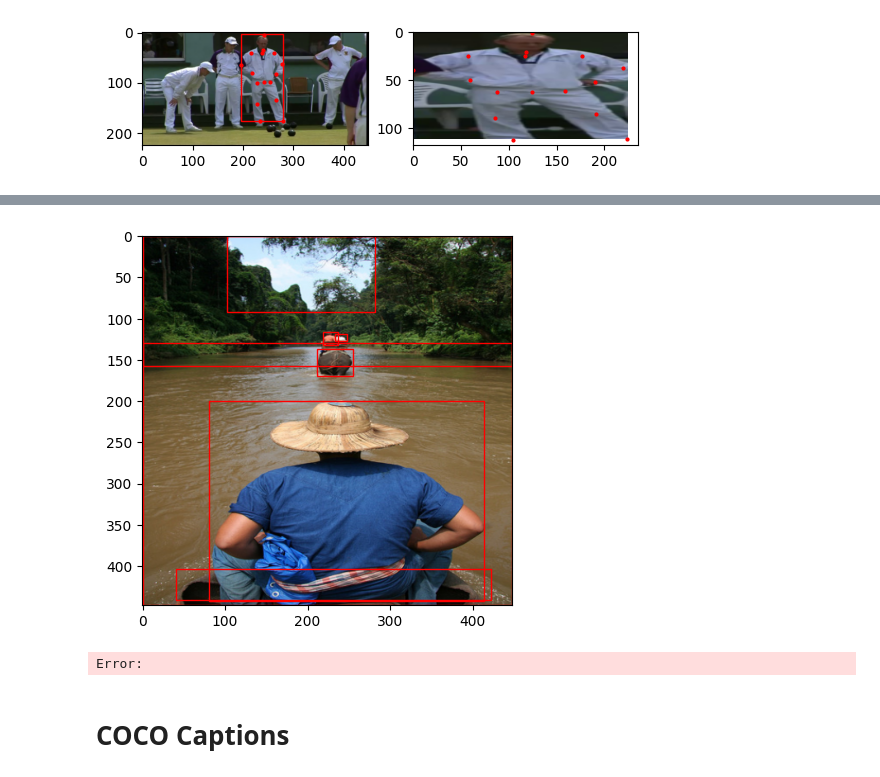
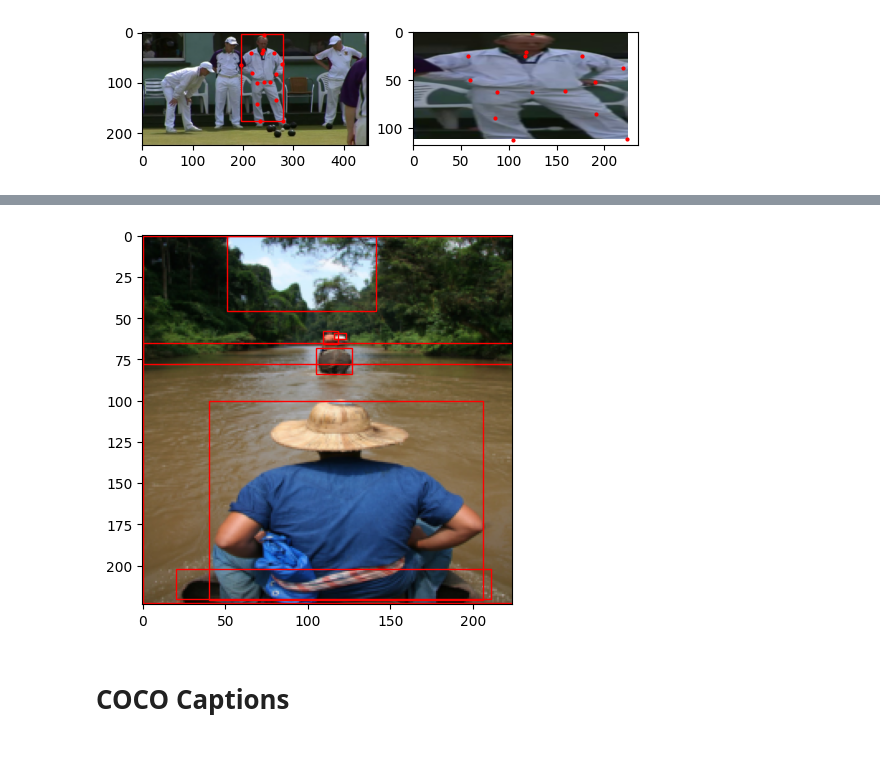
Before and after one commit to freya-aino/motion-capture, a Jupyter notebook: dataloader_test.ipynb, the cells around one changed output, grey strips where cells are left out. Saved outputs shown, nothing was run; the diff lists cells and outputs as text; code cells hidden in the pictures.

```diff
--- a/dataloader_test.ipynb
+++ b/dataloader_test.ipynb
@@ -204,15 +185,14 @@ plt.show()
 # %%
-from motion_capture.data.datasets import COCO2017PanopticsDataset
-from motion_capture.data.preprocessing import ImagePertubators
+from motion_capture.data.datasets import COCOPanopticsObjectDetection
+import matplotlib.pyplot as plt
+from matplotlib import patches
+import torch as T
 
-
-coco_panoptic_dataset = COCO2017PanopticsDataset(
+coco_panoptic_dataset = COCOPanopticsObjectDetection(
     image_folder_path = "//192.168.2.206/data/datasets/COCO2017/images",
     panoptics_path = "//192.168.2.206/data/datasets/COCO2017/panoptic_annotations_trainval2017/annotations",
-    output_image_shape_WH=(448, 448),
-    instance_images_output_shape_WH=(224, 224),
-    load_segmentation_masks=False,
-    image_pertubator=ImagePertubators.BASIC()
+    image_shape_WH=(224, 224),
+    max_number_of_instances=10
 )
 len(coco_panoptic_dataset)
 # %% [output]
@@ -221,35 +200,26 @@ len(coco_panoptic_dataset)
 # %%
 test_i = 1009
 
-image = coco_panoptic_dataset[test_i]["image"].to(dtype=T.uint8)
+image = coco_panoptic_dataset[test_i][0]
 
 _, ax = plt.subplots(1)
 
 # plot full image and bounding box
 ax.imshow(image.permute(1,2,0).byte().numpy())
-for bbox in coco_panoptic_dataset[test_i]["bboxes"]:
+for bbox in coco_panoptic_dataset[test_i][1]:
     x, y = bbox[0]
     w, h = bbox[1]
     ax.add_patch(
         patches.Rectangle(
             (x-w, y-h),
             w*2, h*2,
             linewidth=1,
             edgecolor="red",
             facecolor="none"))
 
-# # plot segmentation mask
-# ax[0, 1].imshow(coco_panoptic_dataset[test_i]["segmentationMask"].permute(1,2,0).byte().numpy())
-
-# # plot instance images
-# instance_i = 2
-# ax[1, 0].imshow(coco_panoptic_dataset[test_i]["instanceImages"][instance_i].permute(1,2,0).byte().numpy())
-# ax[1, 1].imshow(coco_panoptic_dataset[test_i]["instanceMaskImages"][instance_i].permute(1,2,0).byte().numpy())
-
 plt.show()
 # %% [output]
-[figure, old version]
+[figure, new version]
-Error:
 # %% [markdown]
 # COCO Captions
 # %%
```
Also changed, not shown: parts of 10 cells of this notebook, 23 other files.
